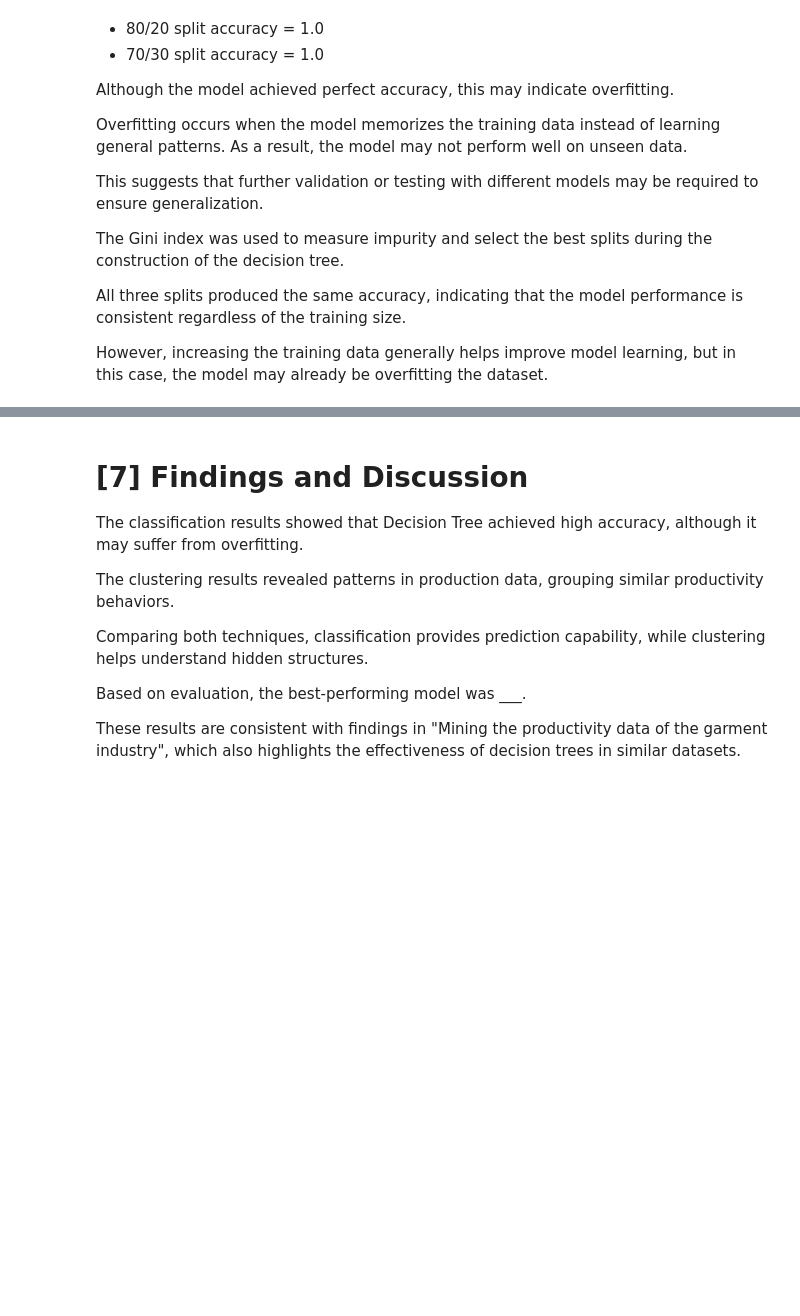
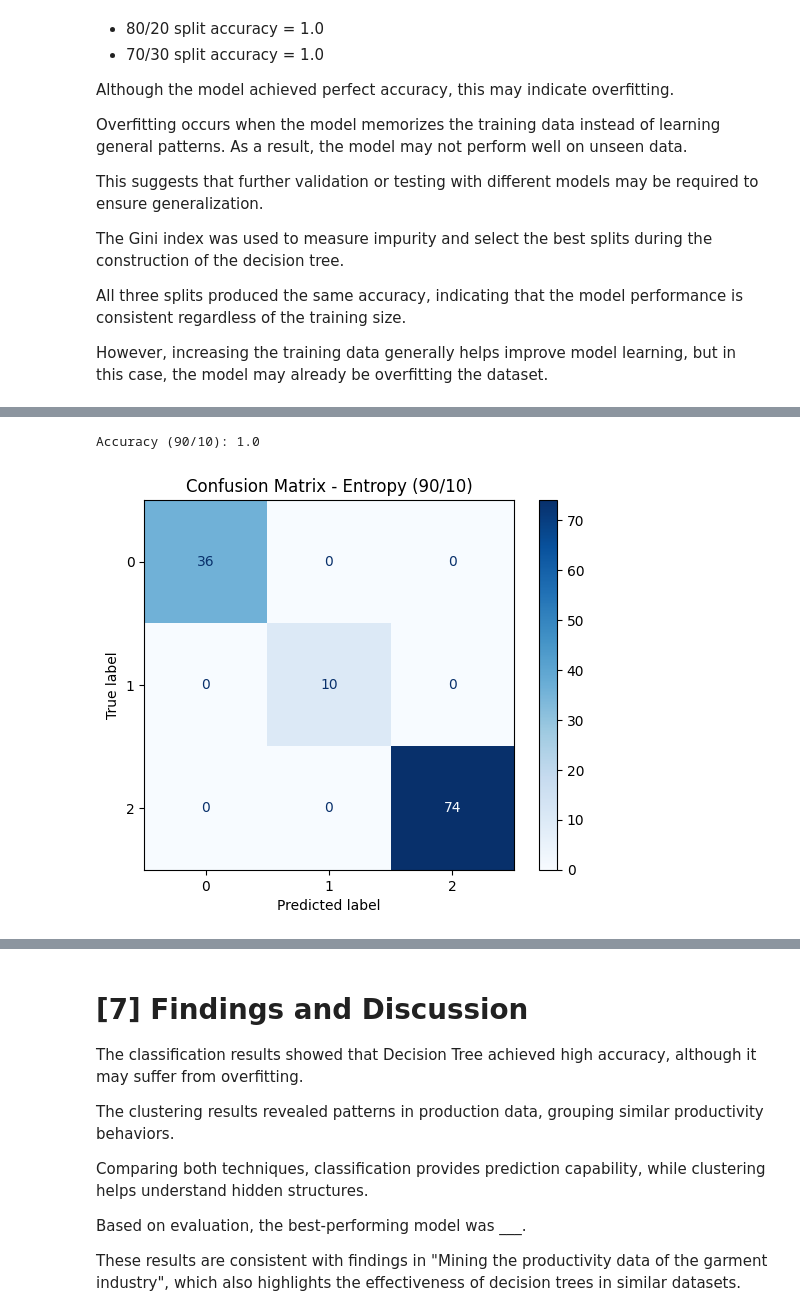
Before and after one commit to hind190/Data-Mining-Project-, a Jupyter notebook: Phase3.ipynb, the cells around one changed output, grey strips where cells are left out. Cells and saved outputs as stored; diff of their text form; code cells hidden in the pictures; blank space fills up the shorter version.

```diff
--- a/Phase3.ipynb
+++ b/Phase3.ipynb
@@ -176,0 +188,21 @@ However, increasing the training data generally helps improve model learning, bu
+# %%
+# 90/10 split
+X_train, X_test, y_train, y_test = train_test_split(
+    X, y, test_size=0.1, random_state=42
+)
+
+model_entropy_90 = DecisionTreeClassifier(criterion="entropy", random_state=42)
+model_entropy_90.fit(X_train, y_train)
+
+y_pred_90 = model_entropy_90.predict(X_test)
+
+acc_entropy_90 = accuracy_score(y_test, y_pred_90)
+print("Accuracy (90/10):", acc_entropy_90)
+
+cm_entropy_90 = confusion_matrix(y_test, y_pred_90)
+ConfusionMatrixDisplay(confusion_matrix=cm_entropy_90).plot(cmap="Blues")
+plt.title("Confusion Matrix - Entropy (90/10)")
+plt.show()
+# %% [output]
+Accuracy (90/10): 1.0
+[figure, added]
```
Also changed, not shown: parts of 8 cells of this notebook.
